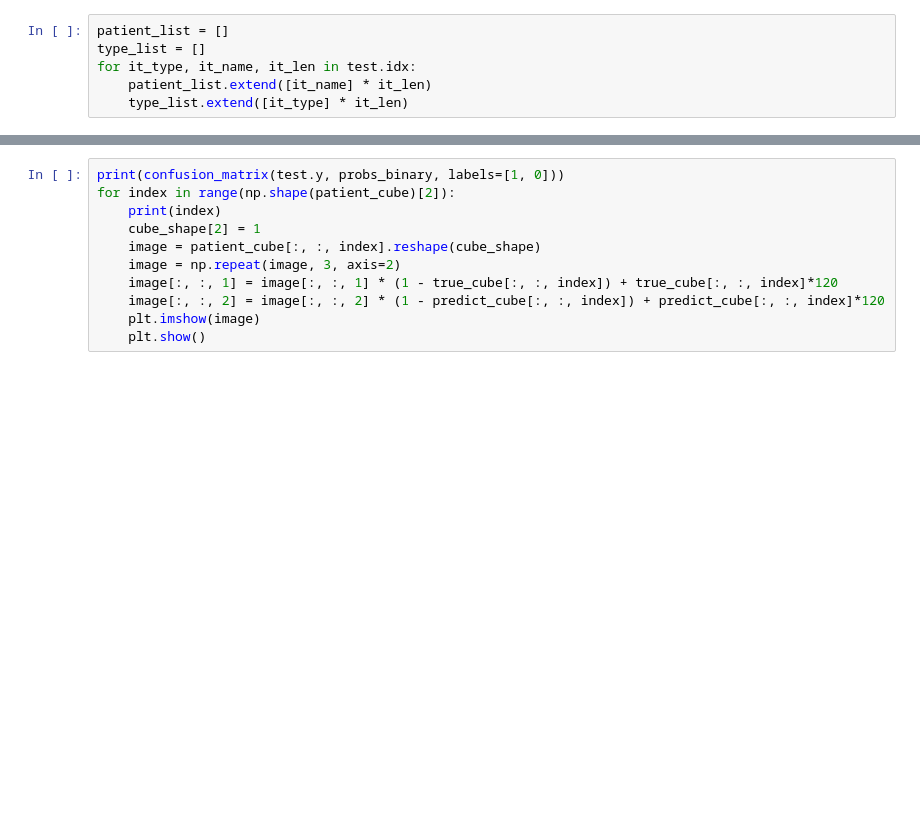
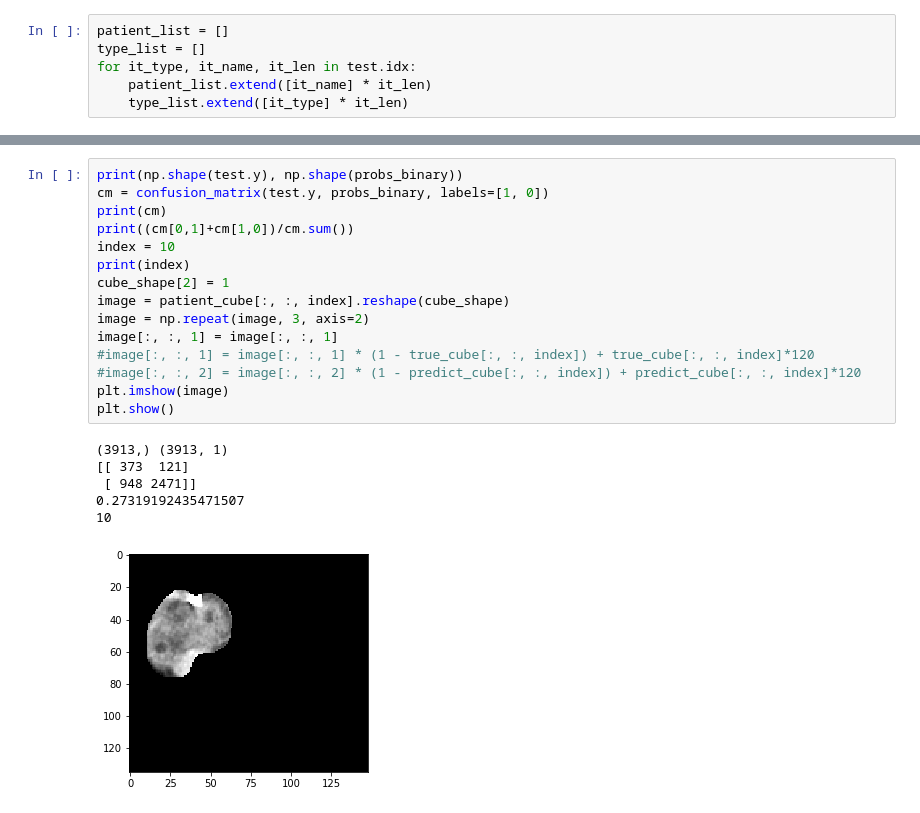
Before and after one commit to curlsjennifer/Transfer_Learning_Applied_on_Pancreas_Tumor, a Jupyter notebook: src/Plot patient.ipynb, the cells around one changed output, grey strips where cells are left out. Saved outputs shown, nothing was run; the diff lists cells and outputs as text; blank space fills up the shorter version.

```diff
--- a/src/Plot patient.ipynb
+++ b/src/Plot patient.ipynb
@@ -121,11 +174,22 @@ IndexError: list index out of range
 # %%
-print(confusion_matrix(test.y, probs_binary, labels=[1, 0]))
-for index in range(np.shape(patient_cube)[2]):
-    print(index)
-    cube_shape[2] = 1
-    image = patient_cube[:, :, index].reshape(cube_shape)
-    image = np.repeat(image, 3, axis=2)
-    image[:, :, 1] = image[:, :, 1] * (1 - true_cube[:, :, index]) + true_cube[:, :, index]*120
-    image[:, :, 2] = image[:, :, 2] * (1 - predict_cube[:, :, index]) + predict_cube[:, :, index]*120
-    plt.imshow(image)
-    plt.show()
+print(np.shape(test.y), np.shape(probs_binary))
+cm = confusion_matrix(test.y, probs_binary, labels=[1, 0])
+print(cm)
+print((cm[0,1]+cm[1,0])/cm.sum())
+index = 10
+print(index)
+cube_shape[2] = 1
+image = patient_cube[:, :, index].reshape(cube_shape)
+image = np.repeat(image, 3, axis=2)
+image[:, :, 1] = image[:, :, 1]
+#image[:, :, 1] = image[:, :, 1] * (1 - true_cube[:, :, index]) + true_cube[:, :, index]*120
+#image[:, :, 2] = image[:, :, 2] * (1 - predict_cube[:, :, index]) + predict_cube[:, :, index]*120
+plt.imshow(image)
+plt.show()
+# %% [output]
+(3913,) (3913, 1)
+[[ 373  121]
+ [ 948 2471]]
+0.27319192435471507
+10
+[figure, added]
```
Also changed, not shown: parts of 7 cells of this notebook, 14 other files.
